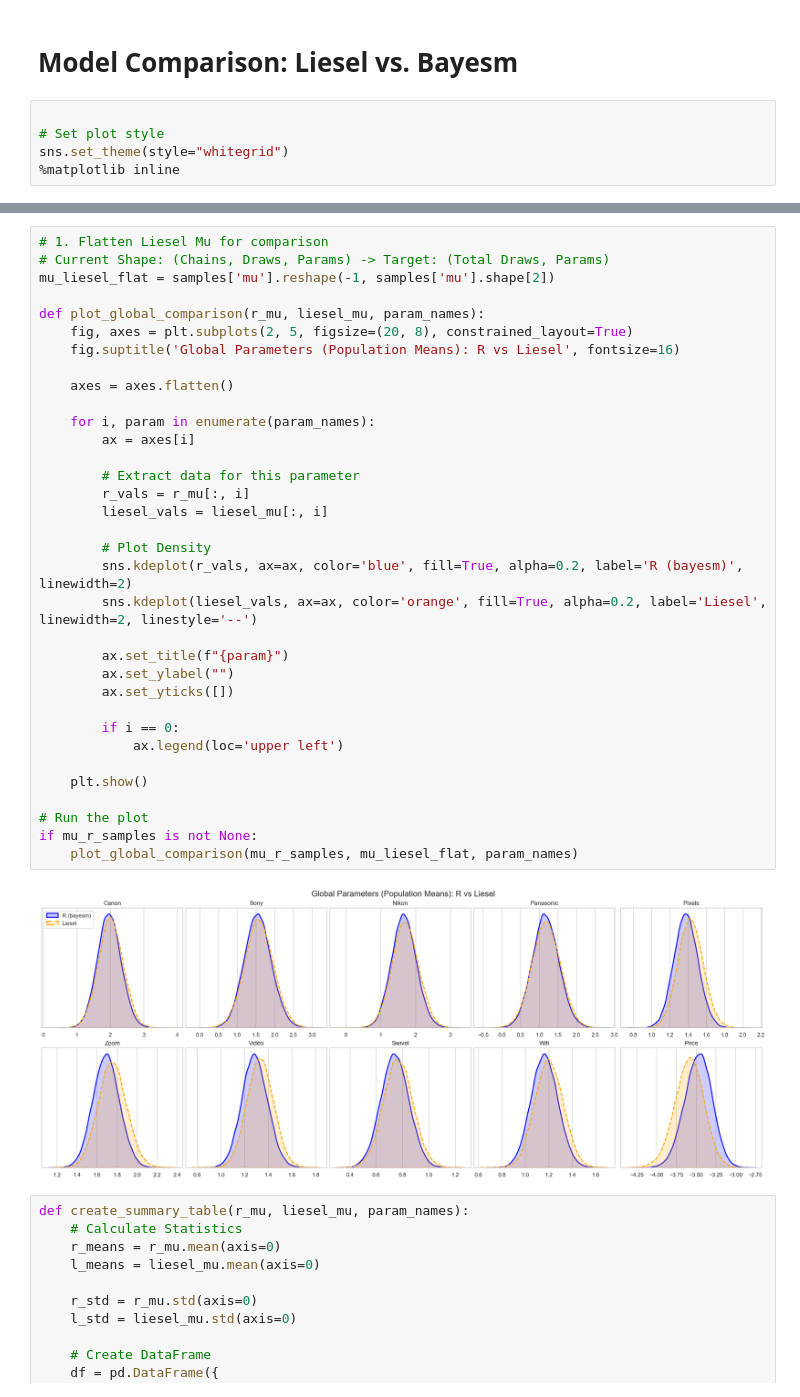
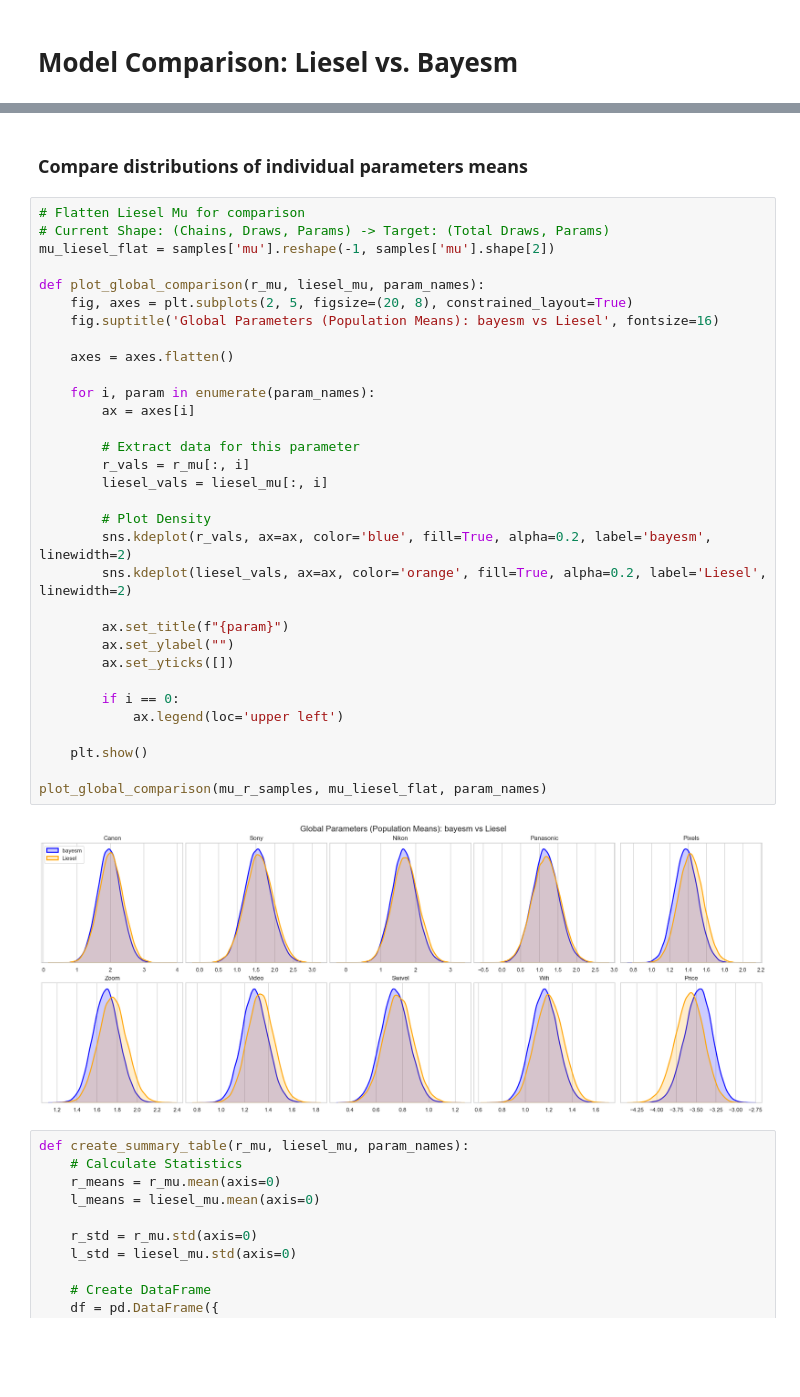
Before and after one commit to Paul-Jarschke/liesel_project, a Jupyter notebook: PackageComparison/Analysis/model_comparison_camera.ipynb, the cells around one changed output, grey strips where cells are left out. Drawn from its saved outputs; the diff is of its cells as text; blank space fills up the shorter version.

```diff
--- a/PackageComparison/Analysis/model_comparison_camera.ipynb
+++ b/PackageComparison/Analysis/model_comparison_camera.ipynb
@@ -375,8 +361,3 @@ Because the brand order is **randomized** across the 16 tasks:
 **Conclusion:** The Python brand-mapping logic should be the correct approach for estimating brand preferences, as it accounts for the experiment design.
 # %% [markdown]
 # Model Comparison: Liesel vs. Bayesm
-# %%
-
-# Set plot style
-sns.set_theme(style="whitegrid")
-%matplotlib inline
@@ -569,39 +611,39 @@ plot_unit_comparison(100, beta_r_samples, beta_liesel_flat, param_names)
+# %% [markdown]
+### Compare distributions of individual parameters means
 # %%
-# 1. Flatten Liesel Mu for comparison
+# Flatten Liesel Mu for comparison
 # Current Shape: (Chains, Draws, Params) -> Target: (Total Draws, Params)
 mu_liesel_flat = samples['mu'].reshape(-1, samples['mu'].shape[2])
 
 def plot_global_comparison(r_mu, liesel_mu, param_names):
     fig, axes = plt.subplots(2, 5, figsize=(20, 8), constrained_layout=True)
-    fig.suptitle('Global Parameters (Population Means): R vs Liesel', fontsize=16)
+    fig.suptitle('Global Parameters (Population Means): bayesm vs Liesel', fontsize=16)
 
     axes = axes.flatten()
 
     for i, param in enumerate(param_names):
         ax = axes[i]
 
         # Extract data for this parameter
         r_vals = r_mu[:, i]
         liesel_vals = liesel_mu[:, i]
 
         # Plot Density
-        sns.kdeplot(r_vals, ax=ax, color='blue', fill=True, alpha=0.2, label='R (bayesm)', linewidth=2)
-        sns.kdeplot(liesel_vals, ax=ax, color='orange', fill=True, alpha=0.2, label='Liesel', linewidth=2, linestyle='--')
+        sns.kdeplot(r_vals, ax=ax, color='blue', fill=True, alpha=0.2, label='bayesm', linewidth=2)
+        sns.kdeplot(liesel_vals, ax=ax, color='orange', fill=True, alpha=0.2, label='Liesel', linewidth=2)
 
         ax.set_title(f"{param}")
         ax.set_ylabel("")
         ax.set_yticks([])
 
         if i == 0:
             ax.legend(loc='upper left')
 
     plt.show()
 
-# Run the plot
-if mu_r_samples is not None:
-    plot_global_comparison(mu_r_samples, mu_liesel_flat, param_names)
+plot_global_comparison(mu_r_samples, mu_liesel_flat, param_names)
 # %% [output]
-[figure, old version]
+[figure, new version]
 # %%
 def create_summary_table(r_mu, liesel_mu, param_names):
     # Calculate Statistics
```
Also changed, not shown: parts of 17 cells of this notebook.
